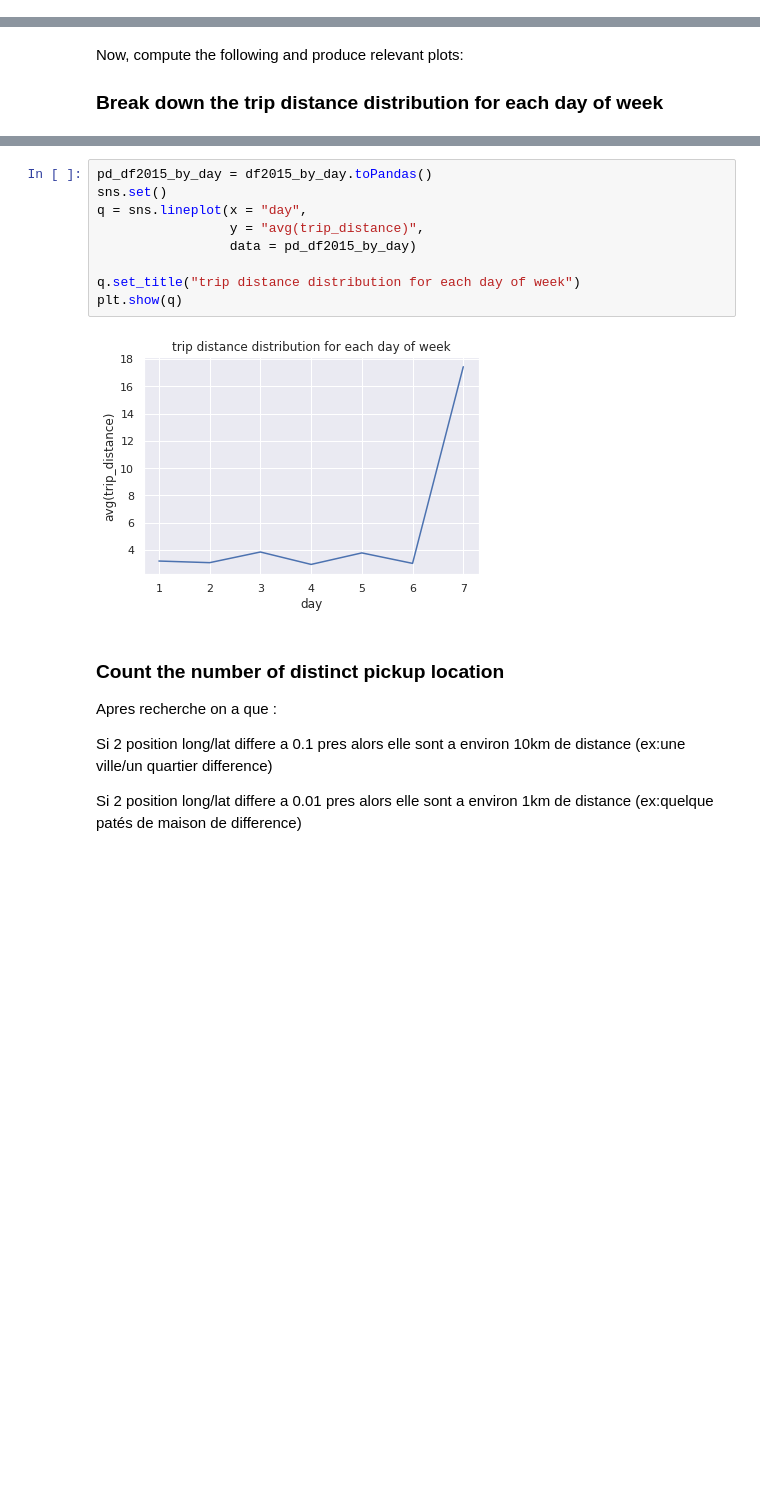
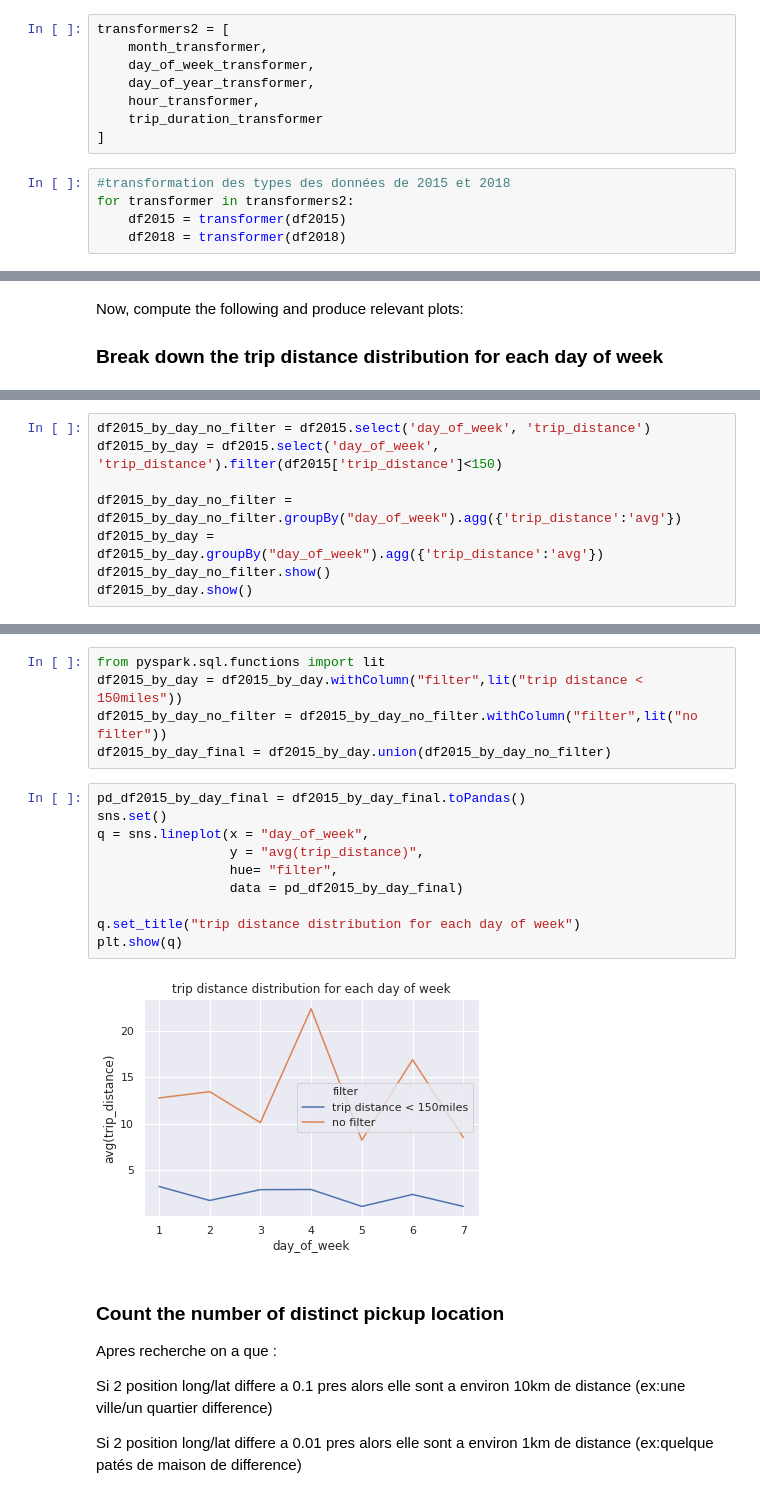
Before and after one commit to gtordjma/huynh_tordjman, a Jupyter notebook: Devoir_3/homework03.ipynb, the cells around one changed output, grey strips where cells are left out. Cells and saved outputs as stored; diff of their text form; blank space fills up the shorter version.

```diff
--- a/Devoir_3/homework03.ipynb
+++ b/Devoir_3/homework03.ipynb
@@ -493,3 +510,16 @@ df2018 = spark.read.parquet("parquets/data_2015_2018_12.parquet/year=2018")
+# %%
+transformers2 = [
+    month_transformer,
+    day_of_week_transformer,
+    day_of_year_transformer,
+    hour_transformer,
+    trip_duration_transformer
+]
+# %%
+#transformation des types des données de 2015 et 2018
+for transformer in transformers2:
+    df2015 = transformer(df2015)
+    df2018 = transformer(df2018)
 # %% [markdown]
 The following longitudes and lattitudes encompass Newark and JFK airports, Northern Manhattan and Verazzano bridge.
 # %%
@@ -692,0 +739,8 @@ df2015_by_day.show()
+# %%
+df2015_by_day_no_filter = df2015.select('day_of_week', 'trip_distance')
+df2015_by_day = df2015.select('day_of_week', 'trip_distance').filter(df2015['trip_distance']<150)
+
+df2015_by_day_no_filter = df2015_by_day_no_filter.groupBy("day_of_week").agg({'trip_distance':'avg'})
+df2015_by_day = df2015_by_day.groupBy("day_of_week").agg({'trip_distance':'avg'})
+df2015_by_day_no_filter.show()
+df2015_by_day.show()
@@ -693,14 +765,20 @@ df2015_by_day.show()
+# %%
+from pyspark.sql.functions import lit
+df2015_by_day = df2015_by_day.withColumn("filter",lit("trip distance < 150miles"))
+df2015_by_day_no_filter = df2015_by_day_no_filter.withColumn("filter",lit("no filter"))
+df2015_by_day_final = df2015_by_day.union(df2015_by_day_no_filter)
 # %%
-pd_df2015_by_day = df2015_by_day.toPandas()
+pd_df2015_by_day_final = df2015_by_day_final.toPandas()
 sns.set()
-q = sns.lineplot(x = "day",
+q = sns.lineplot(x = "day_of_week",
                  y = "avg(trip_distance)",
-                 data = pd_df2015_by_day)
+                 hue= "filter",
+                 data = pd_df2015_by_day_final)
 
 q.set_title("trip distance distribution for each day of week")
 plt.show(q)
 # %% [output]
-[figure, old version]
+[figure, new version]
 # %% [markdown]
 ### Count the number of distinct pickup location
 Apres recherche on a que :
```
Also changed, not shown: parts of 53 cells of this notebook.
